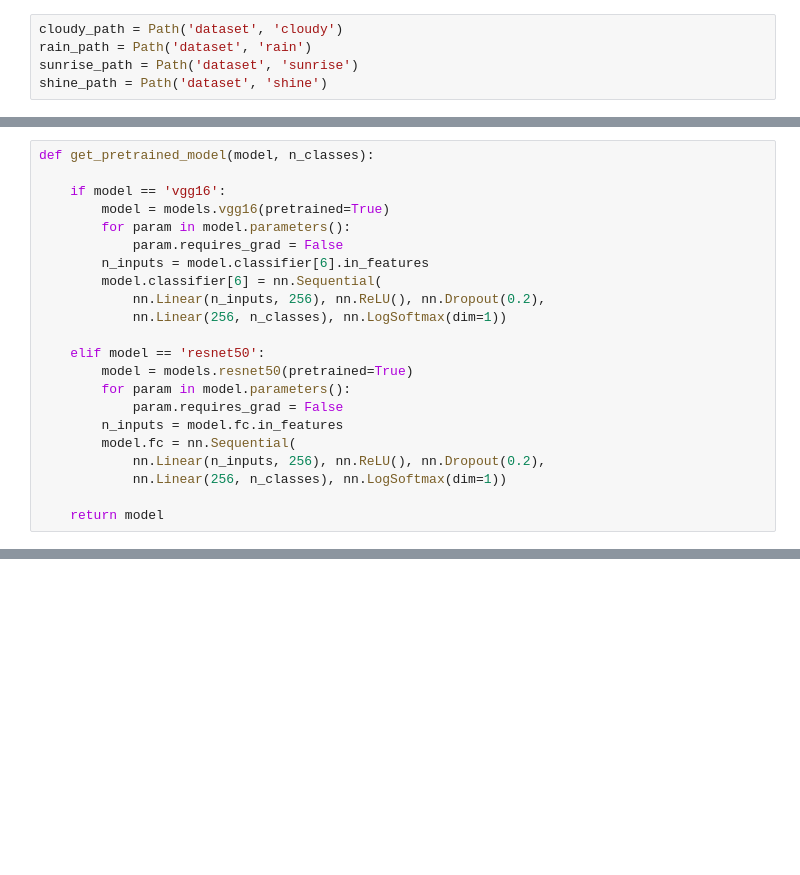
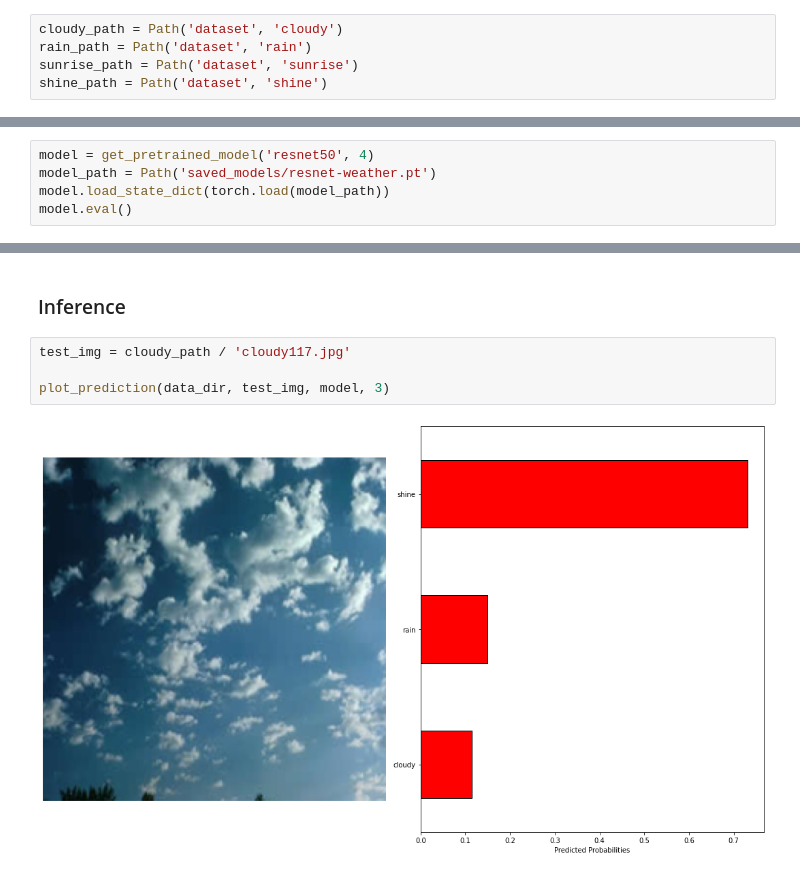
Before and after one commit to jpbacher/transfer-learning, a Jupyter notebook: weather_test.ipynb, the cells around one changed output, grey strips where cells are left out. Cells and saved outputs as stored; diff of their text form; blank space fills up the shorter version.

Commit message:
showed inference examples

```diff
--- a/weather_test.ipynb
+++ b/weather_test.ipynb
@@ -113,22 +47,0 @@ feats.shape, labels.shape
-# %%
-def get_pretrained_model(model, n_classes):
-
-    if model == 'vgg16':
-        model = models.vgg16(pretrained=True)
-        for param in model.parameters():
-            param.requires_grad = False
-        n_inputs = model.classifier[6].in_features
-        model.classifier[6] = nn.Sequential(
-            nn.Linear(n_inputs, 256), nn.ReLU(), nn.Dropout(0.2),
-            nn.Linear(256, n_classes), nn.LogSoftmax(dim=1))
-
-    elif model == 'resnet50':
-        model = models.resnet50(pretrained=True)
-        for param in model.parameters():
-            param.requires_grad = False
-        n_inputs = model.fc.in_features
-        model.fc = nn.Sequential(
-            nn.Linear(n_inputs, 256), nn.ReLU(), nn.Dropout(0.2),
-            nn.Linear(256, n_classes), nn.LogSoftmax(dim=1))
-
-    return model
@@ -244,0 +50,5 @@ model, history = train(
+# %%
+model = get_pretrained_model('resnet50', 4)
+model_path = Path('saved_models/resnet-weather.pt')
+model.load_state_dict(torch.load(model_path))
+model.eval()
@@ -244,0 +73,8 @@ model, history = train(
+# %% [markdown]
+### Inference
+# %%
+test_img = cloudy_path / 'cloudy117.jpg'
+
+plot_prediction(data_dir, test_img, model, 3)
+# %% [output]
+[figure, added]
```
Also changed, not shown: parts of 24 cells of this notebook.
